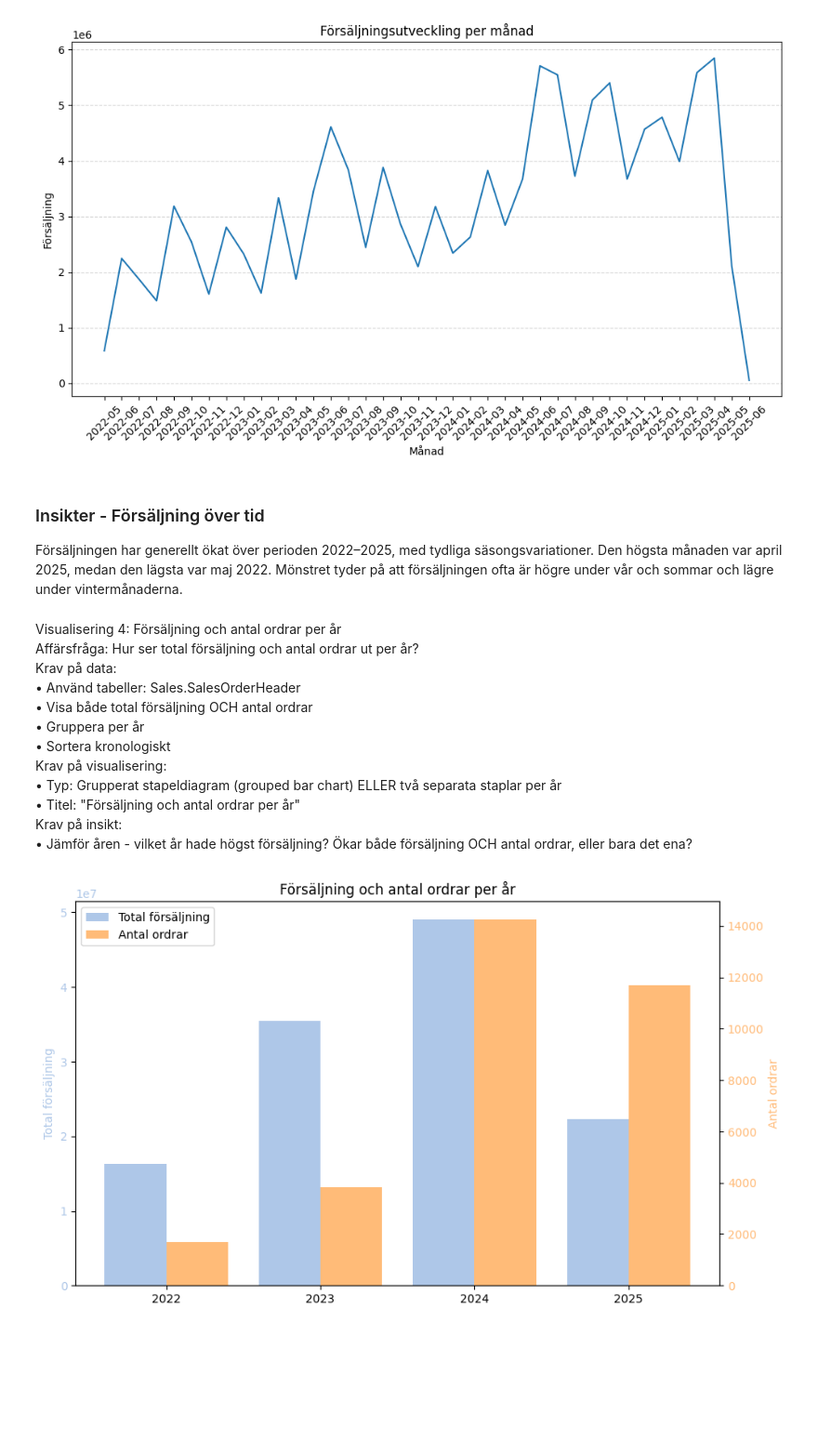
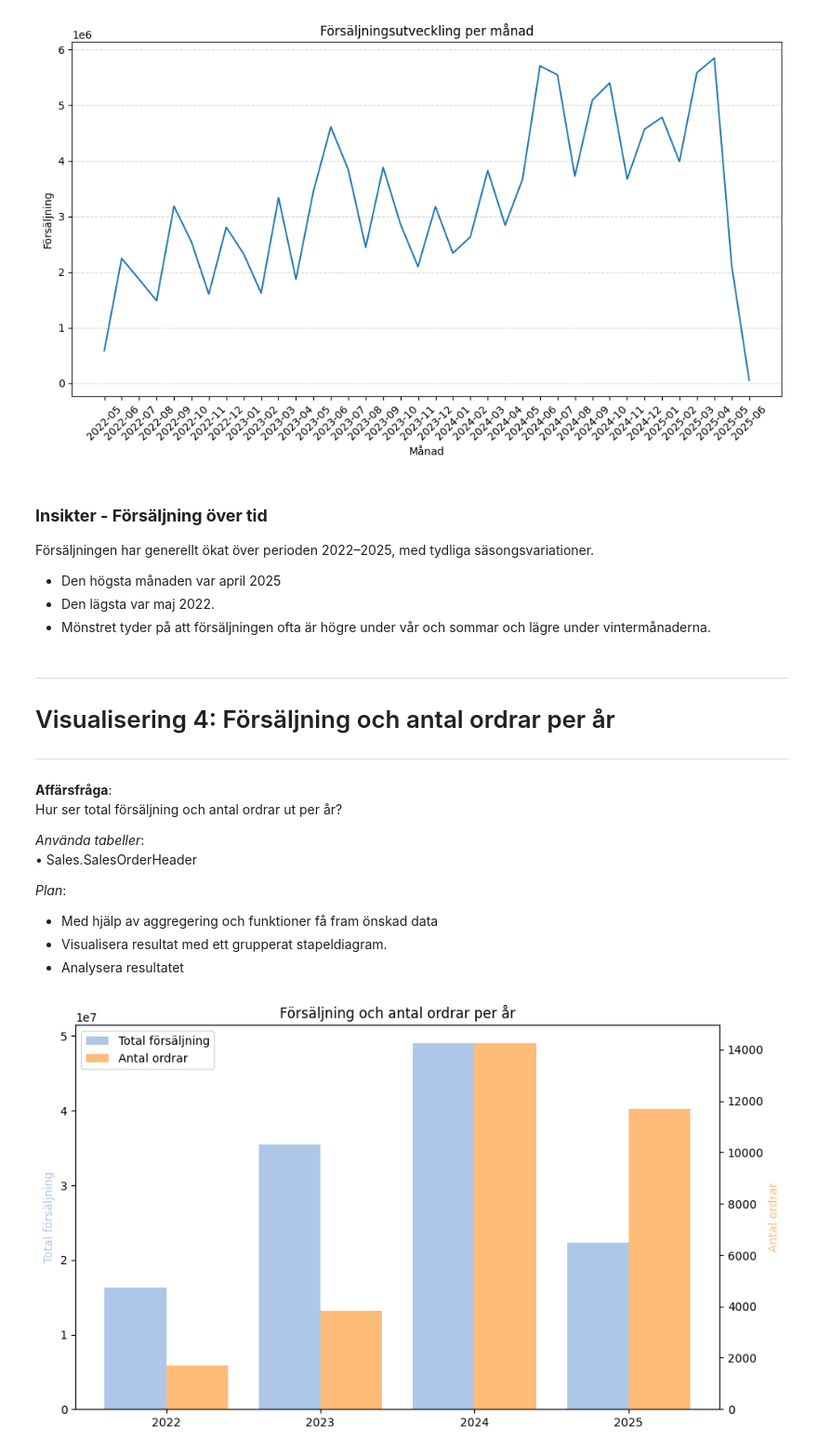
Before and after one commit to Tim-Ryd/AdventureWorks, a Jupyter notebook: notebooks/report.ipynb, the cells around one changed output. Shown at 93% size. Saved outputs shown, nothing was run; the diff lists cells and outputs as text; code cells hidden in the pictures; blank space fills up the shorter version.

```diff
--- a/notebooks/report.ipynb
+++ b/notebooks/report.ipynb
@@ -242,21 +236,25 @@ plt.show()
 # %% [output]
 [figure]
 # %% [markdown]
-### Insikter - Försäljning över tid
-Försäljningen har generellt ökat över perioden 2022–2025, med tydliga säsongsvariationer. Den högsta månaden var april 2025, medan den lägsta var maj 2022. Mönstret tyder på att försäljningen ofta är högre under vår och sommar och lägre under vintermånaderna.
+### **Insikter - Försäljning över tid**
+Försäljningen har generellt ökat över perioden 2022–2025, med tydliga säsongsvariationer.
+- Den högsta månaden var april 2025
+- Den lägsta var maj 2022.
+- Mönstret tyder på att försäljningen ofta är högre under vår och sommar och lägre under vintermånaderna.
 # %% [markdown]
-Visualisering 4: Försäljning och antal ordrar per år
-Affärsfråga: Hur ser total försäljning och antal ordrar ut per år?
-Krav på data:
-• Använd tabeller: Sales.SalesOrderHeader
-• Visa både total försäljning OCH antal ordrar
-• Gruppera per år
-• Sortera kronologiskt
-Krav på visualisering:
-• Typ: Grupperat stapeldiagram (grouped bar chart) ELLER två separata staplar per år
-• Titel: "Försäljning och antal ordrar per år"
-Krav på insikt:
-• Jämför åren - vilket år hade högst försäljning? Ökar både försäljning OCH antal ordrar, eller bara det ena?
+---
+# Visualisering 4: Försäljning och antal ordrar per år
+---
+**Affärsfråga**:
+Hur ser total försäljning och antal ordrar ut per år?
+
+*Använda tabeller*:
+• Sales.SalesOrderHeader
+
+*Plan*:
+- Med hjälp av aggregering och funktioner få fram önskad data
+- Visualisera resultat med ett grupperat stapeldiagram.
+- Analysera resultatet
 # %%
 query_vis4 = """
 SELECT
@@ -269,38 +267,32 @@ ORDER BY Year;
 """
 
 df_vis4 = query_df(query_vis4)
 
-
-import matplotlib.pyplot as plt
-import numpy as np
-
 x = np.arange(len(df_vis4))  # positioner på x-axeln
 width = 0.4
 
 fig, ax1 = plt.subplots(figsize=(10,6))
 
 # TotalSales som blå stapel
 ax1.bar(x - width/2, df_vis4['TotalSales'], width, color=plt.cm.tab20(1), label='Total försäljning')
 ax1.set_ylabel('Total försäljning', color=plt.cm.tab20(1))
-ax1.tick_params(axis='y', labelcolor=plt.cm.tab20(1))
 
 # NbrOrders som röd stapel på sekundär y-axel
 ax2 = ax1.twinx()
 ax2.bar(x + width/2, df_vis4['NbrOrders'], width, color=plt.cm.tab20(3), label='Antal ordrar')
 ax2.set_ylabel('Antal ordrar', color=plt.cm.tab20(3))
-ax2.tick_params(axis='y', labelcolor=plt.cm.tab20(3))
 
 # X-axel etiketter
 ax1.set_xticks(x)
 ax1.set_xticklabels(df_vis4['Year'])
 plt.title('Försäljning och antal ordrar per år')
 
 # Legend: kombinerar båda
 handles1, labels1 = ax1.get_legend_handles_labels()
 handles2, labels2 = ax2.get_legend_handles_labels()
 ax1.legend(handles1 + handles2, labels1 + labels2, loc='upper left')
 
 plt.show()
 # %% [output]
-[figure, old version]
+[figure, new version]
 # %% [markdown]
```
Also changed, not shown: parts of 15 cells of this notebook, 2 other files.
